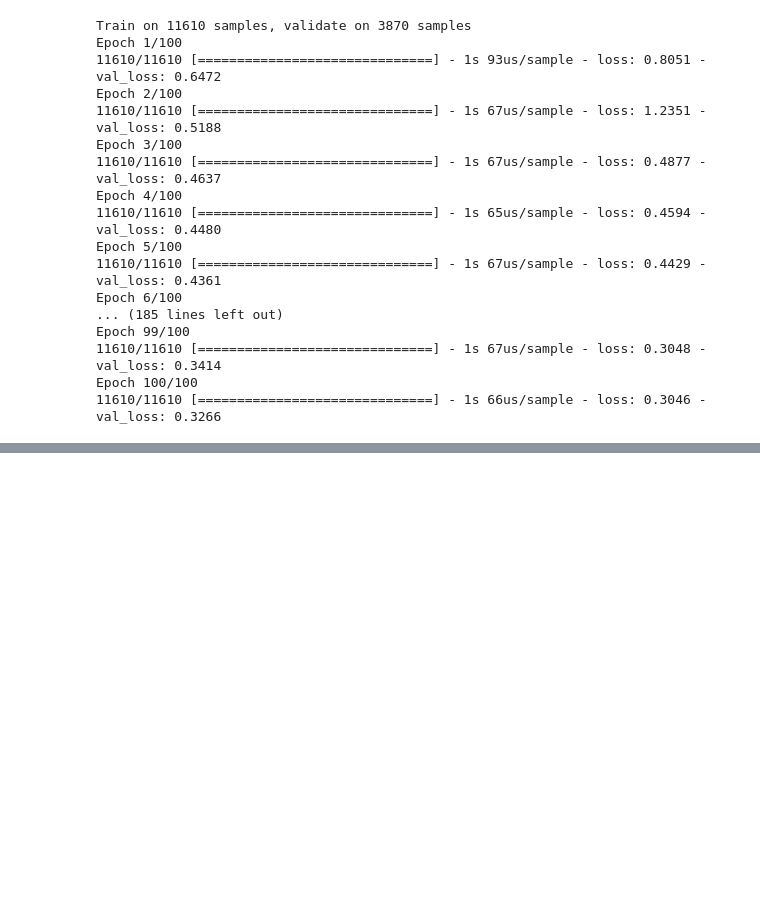
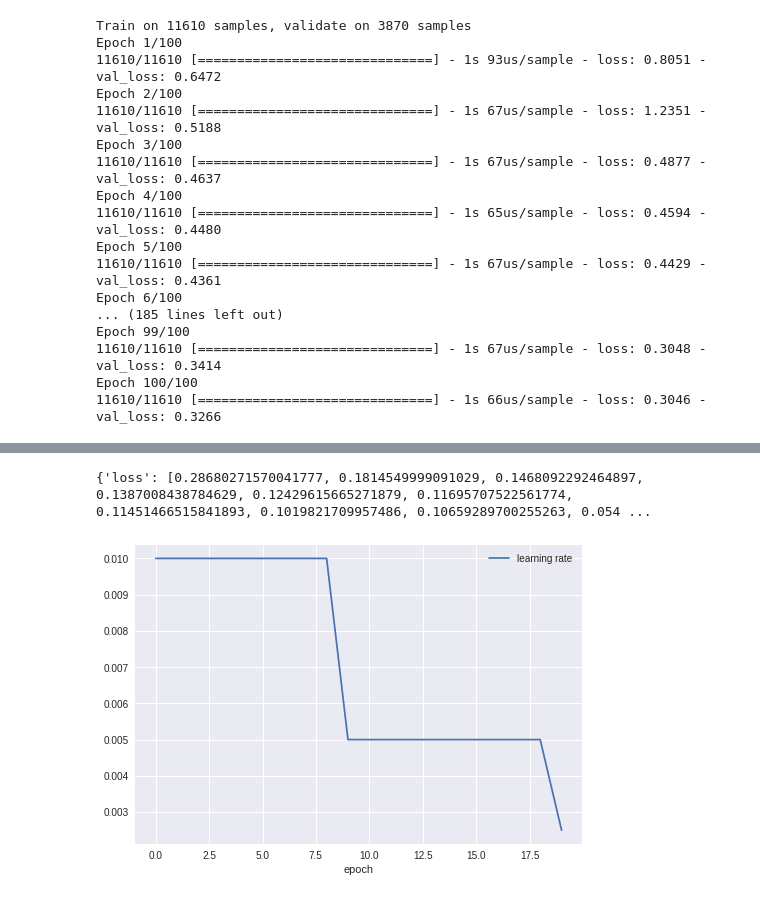
Before and after one commit to Matus-Dubrava/ml, a Jupyter notebook: basics/ho_machine_learning_tf_keras/ann_1.ipynb, the cells around one changed output, grey strips where cells are left out. Saved outputs shown, nothing was run; the diff lists cells and outputs as text; code cells hidden in the pictures; blank space fills up the shorter version.

```diff
--- a/basics/ho_machine_learning_tf_keras/ann_1.ipynb
+++ b/basics/ho_machine_learning_tf_keras/ann_1.ipynb
@@ -481,0 +502,34 @@ Epoch 100/100
+# %%
+def exponential_raise(epoch):
+    init_lrate = 0.001
+    lrate = init_lrate + np.exp(epoch / 1000) - 1
+    print(lrate)
+    return lrate
+
+def step_decay(epoch):
+    init_rate = 0.01
+    drop = 0.5
+    epoch_drop = 10.0
+    lrate = init_rate * math.pow(drop, math.floor((1 + epoch) / epoch_drop))
+    print(f'LEARNING RATE: {lrate}')
+    return lrate
+
+def simple_decay(epoch):
+    init_rate = 0.01
+    drop = epoch * 0.001
+    return init_rate - drop
+
+class RecordLearningRate(keras.callbacks.Callback):
+    def on_train_begin(self, logs={}):
+        self.losses = []
+        self.lr = []
+
+    def on_epoch_end(self, batch, logs={}):
+        self.losses.append(logs.get('loss'))
+        self.lr.append(step_decay(len(self.losses)))
+# %%
+model.fit(X_train, y_train, epochs=100,
+          validation_data=(X_valid, y_valid),
+          callbacks=[keras.callbacks.EarlyStopping(patience=20, restore_best_weights=True),
+                     keras.callbacks.LearningRateScheduler(simple_decay),
+                     RecordLearningRate()])
@@ -481,0 +549,16 @@ Epoch 100/100
+# %%
+print(model.history.history)
+# %% [output]
+{'loss': [0.28680271570041777, 0.1814549999091029, 0.1468092292464897, 0.1387008438784629, 0.12429615665271879, 0.11695707522561774, 0.11451466515841893, 0.1019821709957486, 0.10659289700255263, 0.054 ...
+# %%
+import matplotlib.pyplot as plt
+plt.style.use('seaborn')
+# %%
+lr = model.history.history['lr']
+val_accuracy = model.history.history['val_accuracy']
+plt.plot(range(len(lr)), lr, label='learning rate')
+plt.legend()
+plt.xlabel('epoch')
+plt.show()
+# %% [output]
+[figure, added]
```
Also changed, not shown: parts of 6 cells of this notebook.
